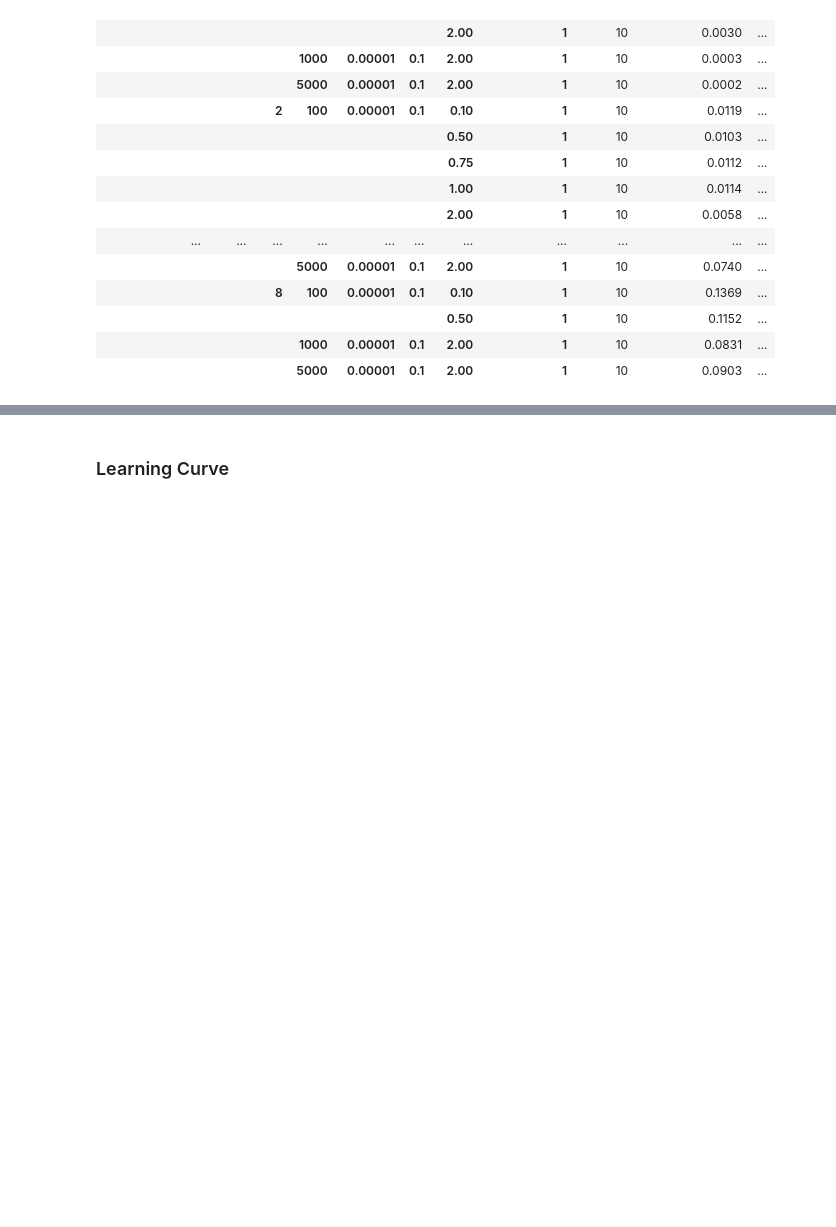
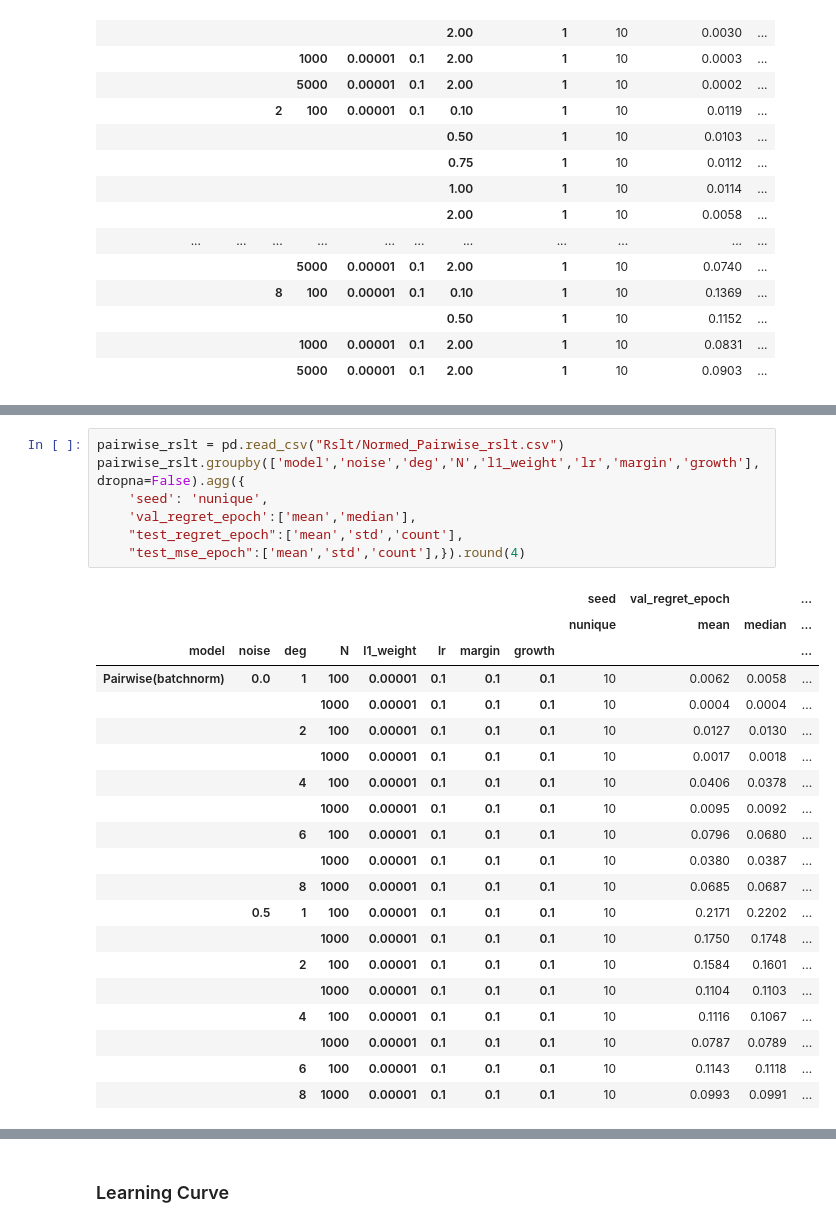
Before and after one commit to PredOpt/predopt-benchmarks, a Jupyter notebook: SPOSP/ResultIn Tabular.ipynb, the cells around one changed output, grey strips where cells are left out. Saved outputs shown, nothing was run; the diff lists cells and outputs as text; blank space fills up the shorter version.

```diff
--- a/SPOSP/ResultIn Tabular.ipynb
+++ b/SPOSP/ResultIn Tabular.ipynb
@@ -257,0 +287,28 @@ dpo_rslt.groupby(['model','noise','deg','N','l1_weight','lr','sigma','num_sample
+# %%
+pairwise_rslt = pd.read_csv("Rslt/Normed_Pairwise_rslt.csv")
+pairwise_rslt.groupby(['model','noise','deg','N','l1_weight','lr','margin','growth'],dropna=False).agg({
+    'seed': 'nunique',
+    'val_regret_epoch':['mean','median'],
+    "test_regret_epoch":['mean','std','count'],
+    "test_mse_epoch":['mean','std','count'],}).round(4)
+# %% [output]
+|  |  |  |  |  |  |  |  | seed | val_regret_epoch |  | ... |
+|  |  |  |  |  |  |  |  | nunique | mean | median | ... |
+| model | noise | deg | N | l1_weight | lr | margin | growth |  |  |  | ... |
+| Pairwise(batchnorm) | 0.0 | 1 | 100 | 0.00001 | 0.1 | 0.1 | 0.1 | 10 | 0.0062 | 0.0058 | ... |
+|  |  |  | 1000 | 0.00001 | 0.1 | 0.1 | 0.1 | 10 | 0.0004 | 0.0004 | ... |
+|  |  | 2 | 100 | 0.00001 | 0.1 | 0.1 | 0.1 | 10 | 0.0127 | 0.0130 | ... |
+|  |  |  | 1000 | 0.00001 | 0.1 | 0.1 | 0.1 | 10 | 0.0017 | 0.0018 | ... |
+|  |  | 4 | 100 | 0.00001 | 0.1 | 0.1 | 0.1 | 10 | 0.0406 | 0.0378 | ... |
+|  |  |  | 1000 | 0.00001 | 0.1 | 0.1 | 0.1 | 10 | 0.0095 | 0.0092 | ... |
+|  |  | 6 | 100 | 0.00001 | 0.1 | 0.1 | 0.1 | 10 | 0.0796 | 0.0680 | ... |
+|  |  |  | 1000 | 0.00001 | 0.1 | 0.1 | 0.1 | 10 | 0.0380 | 0.0387 | ... |
+|  |  | 8 | 1000 | 0.00001 | 0.1 | 0.1 | 0.1 | 10 | 0.0685 | 0.0687 | ... |
+|  | 0.5 | 1 | 100 | 0.00001 | 0.1 | 0.1 | 0.1 | 10 | 0.2171 | 0.2202 | ... |
+|  |  |  | 1000 | 0.00001 | 0.1 | 0.1 | 0.1 | 10 | 0.1750 | 0.1748 | ... |
+|  |  | 2 | 100 | 0.00001 | 0.1 | 0.1 | 0.1 | 10 | 0.1584 | 0.1601 | ... |
+|  |  |  | 1000 | 0.00001 | 0.1 | 0.1 | 0.1 | 10 | 0.1104 | 0.1103 | ... |
+|  |  | 4 | 100 | 0.00001 | 0.1 | 0.1 | 0.1 | 10 | 0.1116 | 0.1067 | ... |
+|  |  |  | 1000 | 0.00001 | 0.1 | 0.1 | 0.1 | 10 | 0.0787 | 0.0789 | ... |
+|  |  | 6 | 100 | 0.00001 | 0.1 | 0.1 | 0.1 | 10 | 0.1143 | 0.1118 | ... |
+|  |  | 8 | 1000 | 0.00001 | 0.1 | 0.1 | 0.1 | 10 | 0.0993 | 0.0991 | ... |
```
Also changed, not shown: parts of 8 cells of this notebook, 13 other files.
